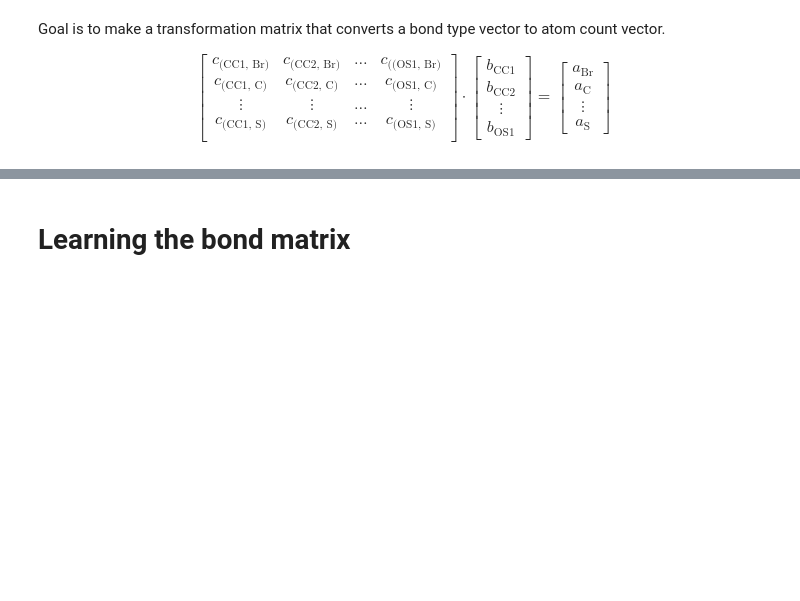
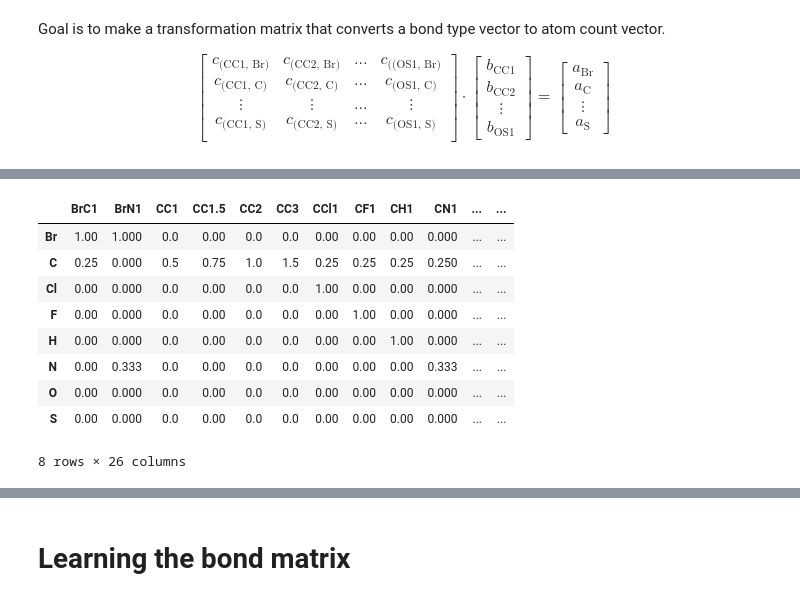
Before and after one commit to nomomon/NN-course-project, a Jupyter notebook: 3. New preprocessing.ipynb, the cells around one changed output, grey strips where cells are left out. Drawn from its saved outputs; the diff is of its cells as text; code cells hidden in the pictures; blank space fills up the shorter version.

```diff
--- a/3. New preprocessing.ipynb
+++ b/3. New preprocessing.ipynb
@@ -57,14 +87,29 @@ TM
 # %%
 for atom in atom_counts.columns:
     for bond in bond_types.columns:
+        bond_name = "".join([s if s.isalpha() else "" for s in bond])
+        bond_num = float("".join([s if not s.isalpha() else "" for s in bond]))
+
         if atom in bond:
-            if bond != "CC1.5":
-                coef = int(bond[-1])
-            else:
-                coef = 1.5
-            coef = coef / obj[atom]
+            coef = bond_num
+
+            if bond_name in ["CC", "NN"]:
+                coef *= 2
+
+            coef /= obj[atom]
 
             TM.loc[atom, bond] = coef
 
-TM
+TM.round(3)
+# %% [output]
+|  | BrC1 | BrN1 | CC1 | CC1.5 | CC2 | CC3 | CCl1 | CF1 | CH1 | CN1 | ... | ... |
+| Br | 1.00 | 1.000 | 0.0 | 0.00 | 0.0 | 0.0 | 0.00 | 0.00 | 0.00 | 0.000 | ... | ... |
+| C | 0.25 | 0.000 | 0.5 | 0.75 | 1.0 | 1.5 | 0.25 | 0.25 | 0.25 | 0.250 | ... | ... |
+| Cl | 0.00 | 0.000 | 0.0 | 0.00 | 0.0 | 0.0 | 1.00 | 0.00 | 0.00 | 0.000 | ... | ... |
+| F | 0.00 | 0.000 | 0.0 | 0.00 | 0.0 | 0.0 | 0.00 | 1.00 | 0.00 | 0.000 | ... | ... |
+| H | 0.00 | 0.000 | 0.0 | 0.00 | 0.0 | 0.0 | 0.00 | 0.00 | 1.00 | 0.000 | ... | ... |
+| N | 0.00 | 0.333 | 0.0 | 0.00 | 0.0 | 0.0 | 0.00 | 0.00 | 0.00 | 0.333 | ... | ... |
+| O | 0.00 | 0.000 | 0.0 | 0.00 | 0.0 | 0.0 | 0.00 | 0.00 | 0.00 | 0.000 | ... | ... |
+| S | 0.00 | 0.000 | 0.0 | 0.00 | 0.0 | 0.0 | 0.00 | 0.00 | 0.00 | 0.000 | ... | ... |
+8 rows × 26 columns
 # %%
```
Also changed, not shown: parts of 7 cells of this notebook.
